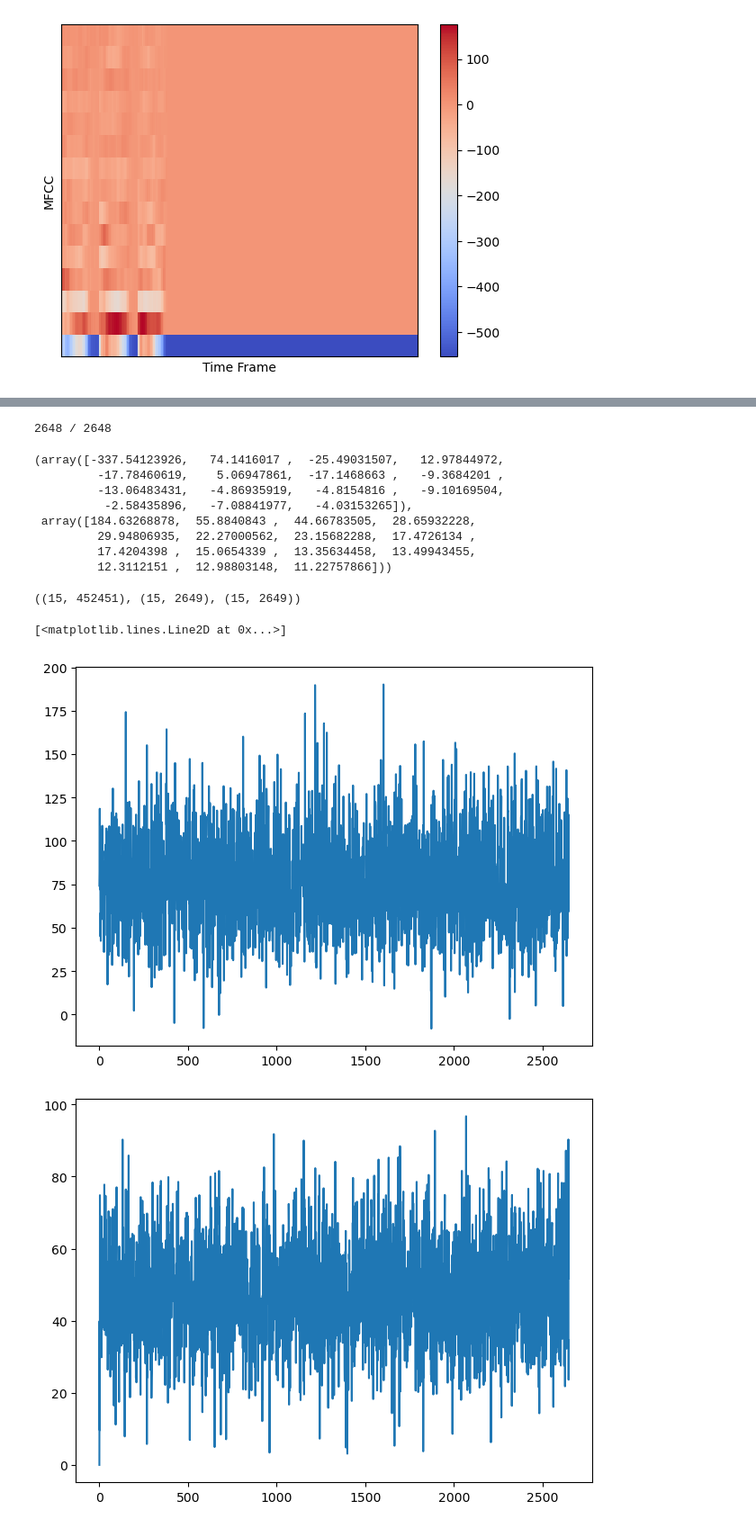
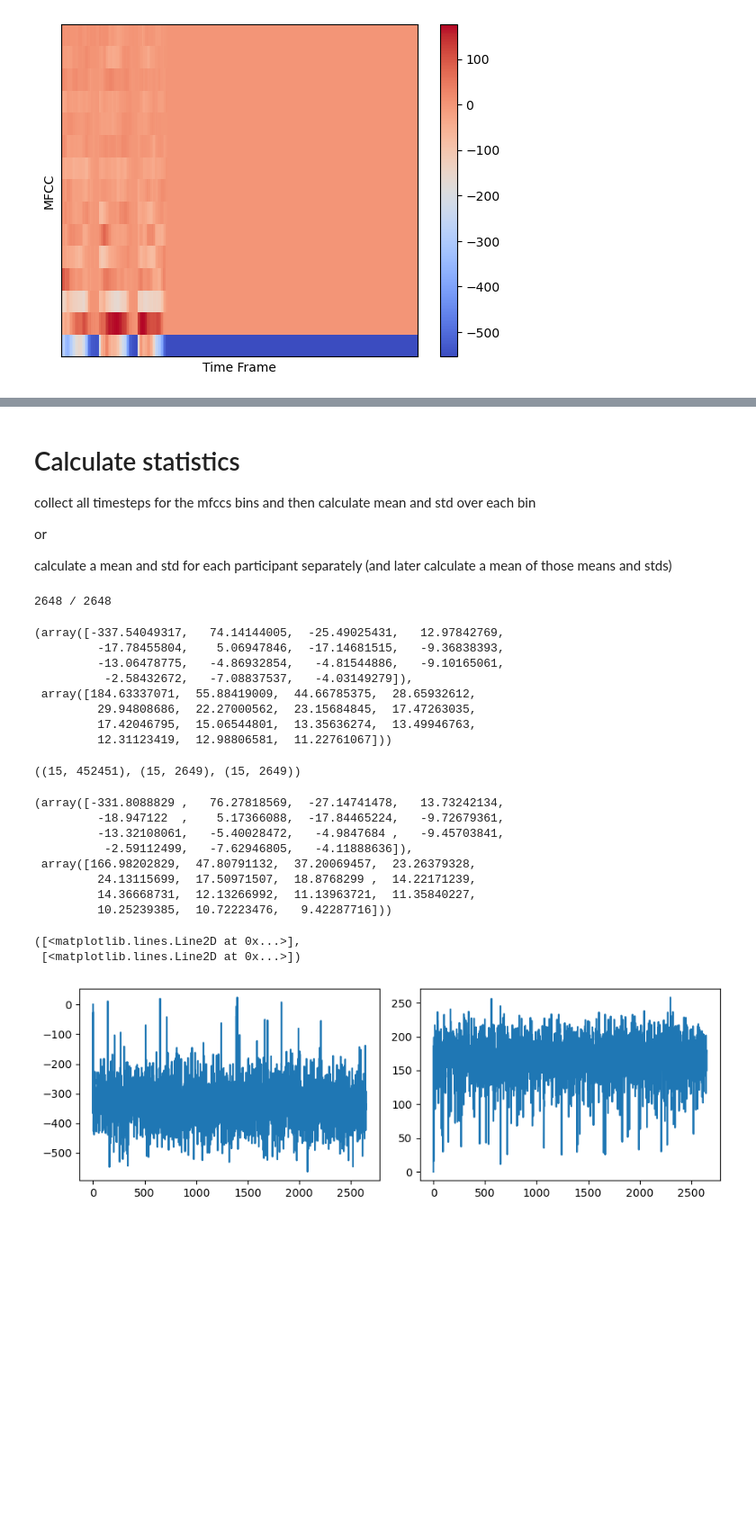
Before and after one commit to MichaelReiter94/acoustic_covid_detection, a Jupyter notebook: python/Jupyter_Notebooks/Tests_Analyzing_MFCC_Data.ipynb, the cells around one changed output, grey strips where cells are left out. Shown at 90% size. Saved outputs shown, nothing was run; the diff lists cells and outputs as text; code cells hidden in the pictures; blank space fills up the shorter version.

```diff
--- a/python/Jupyter_Notebooks/Tests_Analyzing_MFCC_Data.ipynb
+++ b/python/Jupyter_Notebooks/Tests_Analyzing_MFCC_Data.ipynb
@@ -78,7 +77,0 @@ idx=random.randint(0, len(participants)-1)
-# %%
-participant = participants[idx]
-mfccs = participant.heavy_cough.get_MFCCs()
-bin_one = mfccs[1,:]
-bin_one = bin_one[bin_one>0]
-np.mean(bin_one)
-#bin_one[:10]
@@ -110,3 +90,10 @@ def statistics_from_mfccs(mfccs):
+# %% [markdown]
+# Calculate statistics
+collect all timesteps for the mfccs bins and then calculate mean and std over each bin
+
+or
+
+calculate a mean and std for each participant separately (and later calculate a mean of those means and stds)
 # %%
 all_mfccs = np.empty((15,1))
 all_means = np.empty((15,1))
@@ -125,29 +112,42 @@ all_mfccs = all_mfccs[:, all_mfccs[0,:] > -1000]
 
 overall_mean = all_mfccs.mean(axis=1)
 overall_std = all_mfccs.std(axis=1)
-
-
 overall_mean, overall_std
 # %% [output]
 2648 / 2648
-(array([-337.54123926,   74.1416017 ,  -25.49031507,   12.97844972,
-         -17.78460619,    5.06947861,  -17.1468663 ,   -9.3684201 ,
-         -13.06483431,   -4.86935919,   -4.8154816 ,   -9.10169504,
-          -2.58435896,   -7.08841977,   -4.03153265]),
- array([184.63268878,  55.8840843 ,  44.66783505,  28.65932228,
-         29.94806935,  22.27000562,  23.15682288,  17.4726134 ,
-         17.4204398 ,  15.0654339 ,  13.35634458,  13.49943455,
-         12.3112151 ,  12.98803148,  11.22757866]))
+(array([-337.54049317,   74.14144005,  -25.49025431,   12.97842769,
+         -17.78455804,    5.06947846,  -17.14681515,   -9.36838393,
+         -13.06478775,   -4.86932854,   -4.81544886,   -9.10165061,
+          -2.58432672,   -7.08837537,   -4.03149279]),
+ array([184.63337071,  55.88419009,  44.66785375,  28.65932612,
+         29.94808686,  22.27000562,  23.15684845,  17.47263035,
+         17.42046795,  15.06544801,  13.35636274,  13.49946763,
+         12.31123419,  12.98806581,  11.22761067]))
 # %%
 all_mfccs.shape, all_stds.shape, all_means.shape
 # %% [output]
 ((15, 452451), (15, 2649), (15, 2649))
+# %%
+mean_of_means = all_means.mean(axis=1)
+mean_of_stds = all_stds.mean(axis=1)
+
+mean_of_means, mean_of_stds
+# %% [output]
+(array([-331.8088829 ,   76.27818569,  -27.14741478,   13.73242134,
+         -18.947122  ,    5.17366088,  -17.84465224,   -9.72679361,
+         -13.32108061,   -5.40028472,   -4.9847684 ,   -9.45703841,
+          -2.59112499,   -7.62946805,   -4.11888636]),
+ array([166.98202829,  47.80791132,  37.20069457,  23.26379328,
+         24.13115699,  17.50971507,  18.8768299 ,  14.22171239,
+         14.36668731,  12.13266992,  11.13963721,  11.35840227,
+         10.25239385,  10.72223476,   9.42287716]))
 # %%
-plt.plot(all_means[1,:])
-plt.figure()
-plt.plot(all_stds[1,:])
+mfcc_bin = 0
+
+fig, ax = plt.subplots(1, 2, figsize=(9, 3))
+ax[0].plot(all_means[mfcc_bin,:]), ax[1].plot(all_stds[mfcc_bin,:])
 # %% [output]
-[<matplotlib.lines.Line2D at 0x...>]
+([<matplotlib.lines.Line2D at 0x...>],
+ [<matplotlib.lines.Line2D at 0x...>])
-[figure, old version]
+[figure, new version]
-[figure, removed]
 # %%
```
Also changed, not shown: parts of 25 cells of this notebook, 3 other files.
